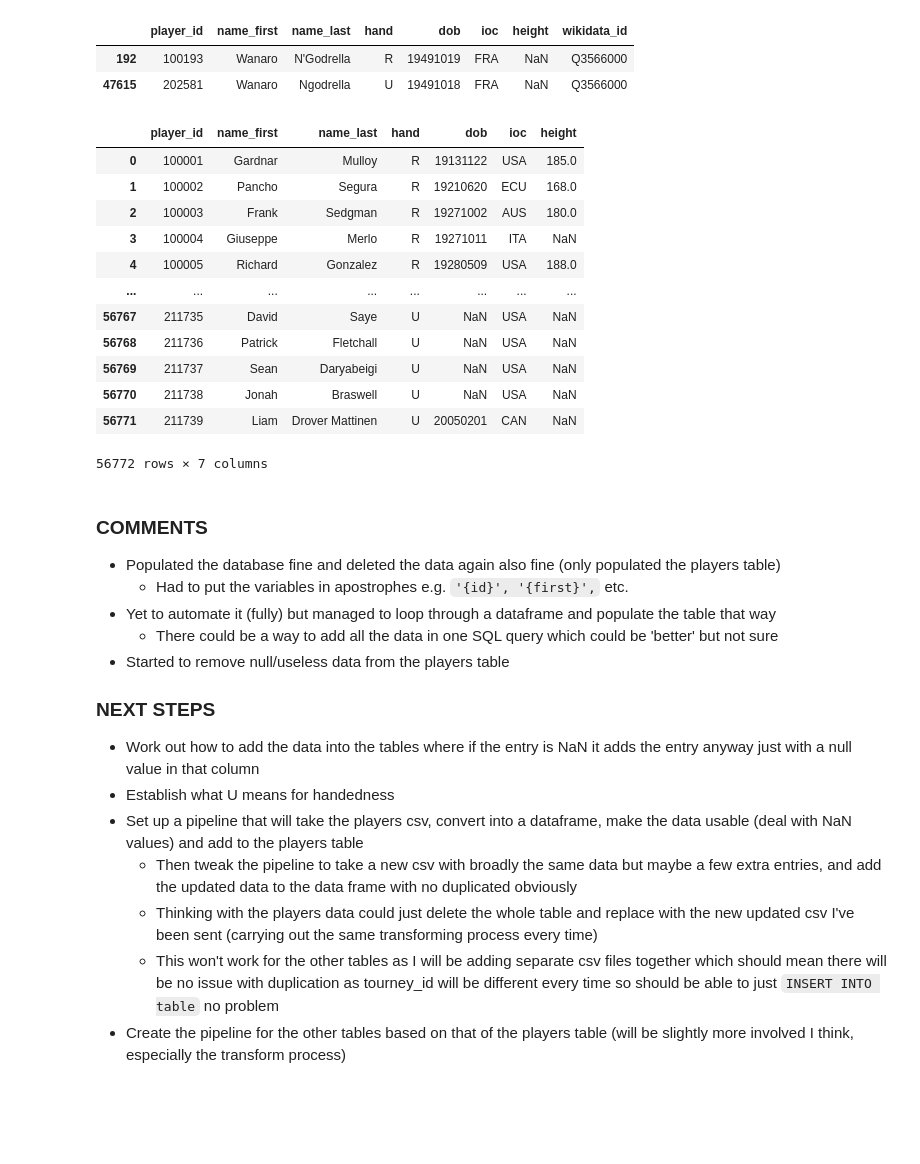
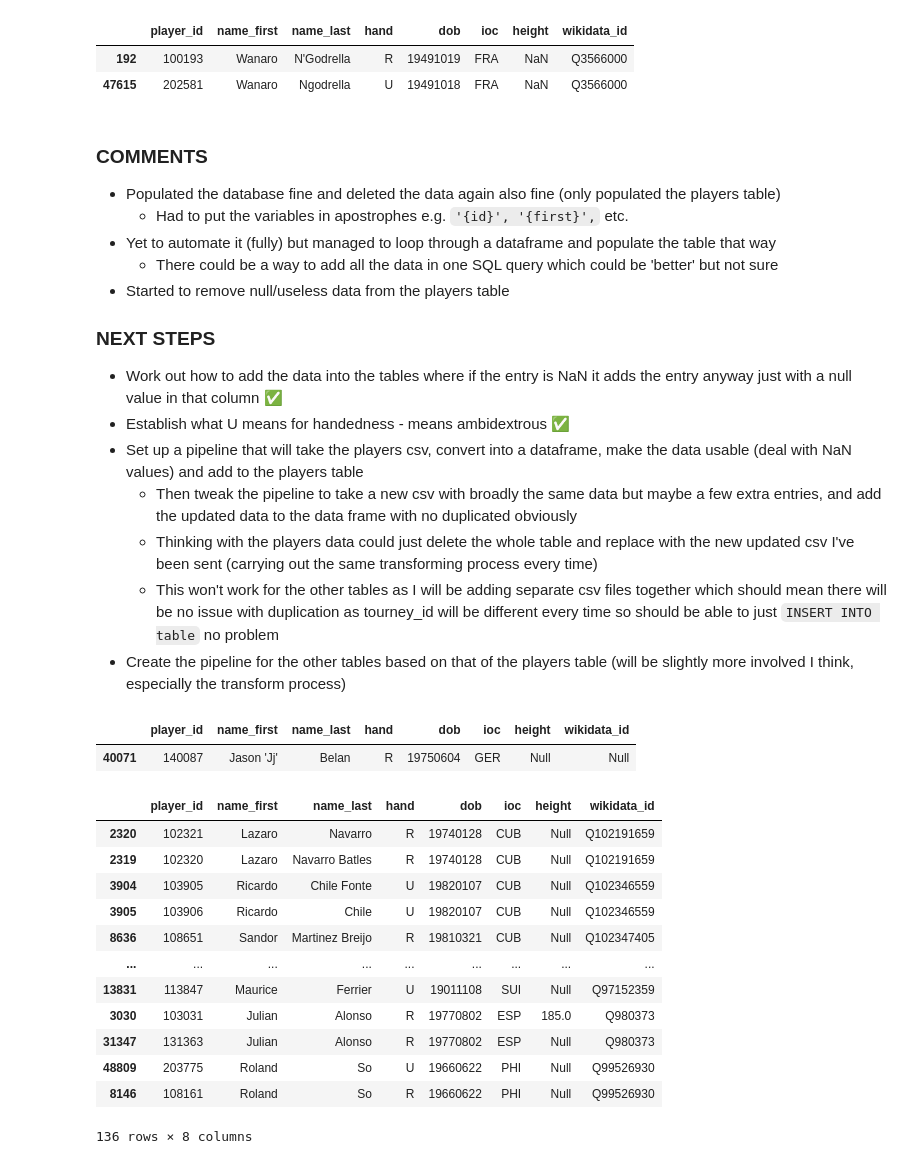
Before and after one commit to sebjshaw/Passion_Projects, a Jupyter notebook: ATP/database_testing.ipynb, the cells around one changed output. Cells and saved outputs as stored; diff of their text form; code cells hidden in the pictures; blank space fills up the shorter version.

Commit message:
Alter NaN data, establish what U means for handedness

```diff
--- a/ATP/database_testing.ipynb
+++ b/ATP/database_testing.ipynb
@@ -192,22 +192,6 @@ df_players[df_players.name_first == 'Wanaro']
 # remove the wikidata_id columns as it is full of missing data and I won't be using it
 
 df_players = df_players.drop('wikidata_id', axis=1)
-# %%
-df_players
-# %% [output]
-|  | player_id | name_first | name_last | hand | dob | ioc | height |
-| 0 | 100001 | Gardnar | Mulloy | R | 19131122 | USA | 185.0 |
-| 1 | 100002 | Pancho | Segura | R | 19210620 | ECU | 168.0 |
-| 2 | 100003 | Frank | Sedgman | R | 19271002 | AUS | 180.0 |
-| 3 | 100004 | Giuseppe | Merlo | R | 19271011 | ITA | NaN |
-| 4 | 100005 | Richard | Gonzalez | R | 19280509 | USA | 188.0 |
-| ... | ... | ... | ... | ... | ... | ... | ... |
-| 56767 | 211735 | David | Saye | U | NaN | USA | NaN |
-| 56768 | 211736 | Patrick | Fletchall | U | NaN | USA | NaN |
-| 56769 | 211737 | Sean | Daryabeigi | U | NaN | USA | NaN |
-| 56770 | 211738 | Jonah | Braswell | U | NaN | USA | NaN |
-| 56771 | 211739 | Liam | Drover Mattinen | U | 20050201 | CAN | NaN |
-56772 rows × 7 columns
 # %% [markdown]
 ### COMMENTS
 * Populated the database fine and deleted the data again also fine (only populated the players table)
@@ -217,10 +201,61 @@ df_players
 * Started to remove null/useless data from the players table
 
 ### NEXT STEPS
-* Work out how to add the data into the tables where if the entry is NaN it adds the entry anyway just with a null value in that column
-* Establish what U means for handedness
+* Work out how to add the data into the tables where if the entry is NaN it adds the entry anyway just with a null value in that column ✅
+* Establish what U means for handedness - means ambidextrous ✅
 * Set up a pipeline that will take the players csv, convert into a dataframe, make the data usable (deal with NaN values) and add to the players table
     * Then tweak the pipeline to take a new csv with broadly the same data but maybe a few extra entries, and add the updated data to the data frame with no duplicated obviously
     * Thinking with the players data could just delete the whole table and replace with the new updated csv I've been sent (carrying out the same transforming process every time)
     * This won't work for the other tables as I will be adding separate csv files together which should mean there will be no issue with duplication as tourney_id will be different every time so should be able to just `INSERT INTO table` no problem
 * Create the pipeline for the other tables based on that of the players table (will be slightly more involved I think, especially the transform process)
+# %%
+# replacing all nan values with 'Null' to make it easier to deal with and saving as a new dataframe in case it doesn't work
+df_players_null = df_players.replace(np.nan, 'Null')
+# %%
+# this deals specifically with Jason who has a nickname JJ that is in "" in the name_first column
+
+df_players_null.name_first = df_players_null.name_first.str.replace('"', "'")
+df_players_null[df_players_null.player_id == 140087]
+# %% [output]
+|  | player_id | name_first | name_last | hand | dob | ioc | height | wikidata_id |
+| 40071 | 140087 | Jason 'Jj' | Belan | R | 19750604 | GER | Null | Null |
+# %%
+# replacing NaN with Null allows the data to be inserted into the players table with Null data where it is missing
+
+ids = df_players_null.player_id
+firsts = df_players_null.name_first
+lasts = df_players_null.name_last
+hands = df_players_null.hand
+heights = df_players_null.height
+nats = df_players_null.ioc
+dobs = df_players_null.dob
+
+for id, first, last, hand, height, nat, dob  in zip(ids, firsts, lasts, hands, heights, nats, dobs):
+    database.q(f"""
+                INSERT INTO players
+                    (player_id, first_name, last_name, hand, height, nationality, dob)
+                VALUES
+                    ("{id}", "{first}", "{last}", "{hand}", "{height}", "{nat}", "{dob}");
+                    """)
+# %%
+id_list = list(df_players_null.wikidata_id)
+duplicate_ids = []
+for id in id_list:
+    if id != 'Null' and id_list.count(id) > 1:
+        duplicate_ids.append(id)
+# %%
+df_players_null[df_players_null.wikidata_id.isin(duplicate_ids)].sort_values(by='wikidata_id')
+# %% [output]
+|  | player_id | name_first | name_last | hand | dob | ioc | height | wikidata_id |
+| 2320 | 102321 | Lazaro | Navarro | R | 19740128 | CUB | Null | Q102191659 |
+| 2319 | 102320 | Lazaro | Navarro Batles | R | 19740128 | CUB | Null | Q102191659 |
+| 3904 | 103905 | Ricardo | Chile Fonte | U | 19820107 | CUB | Null | Q102346559 |
+| 3905 | 103906 | Ricardo | Chile | U | 19820107 | CUB | Null | Q102346559 |
+| 8636 | 108651 | Sandor | Martinez Breijo | R | 19810321 | CUB | Null | Q102347405 |
+| ... | ... | ... | ... | ... | ... | ... | ... | ... |
+| 13831 | 113847 | Maurice | Ferrier | U | 19011108 | SUI | Null | Q97152359 |
+| 3030 | 103031 | Julian | Alonso | R | 19770802 | ESP | 185.0 | Q980373 |
+| 31347 | 131363 | Julian | Alonso | R | 19770802 | ESP | Null | Q980373 |
+| 48809 | 203775 | Roland | So | U | 19660622 | PHI | Null | Q99526930 |
+| 8146 | 108161 | Roland | So | R | 19660622 | PHI | Null | Q99526930 |
+136 rows × 8 columns
```
Also changed, not shown: parts of 2 cells of this notebook, 1 other file.
